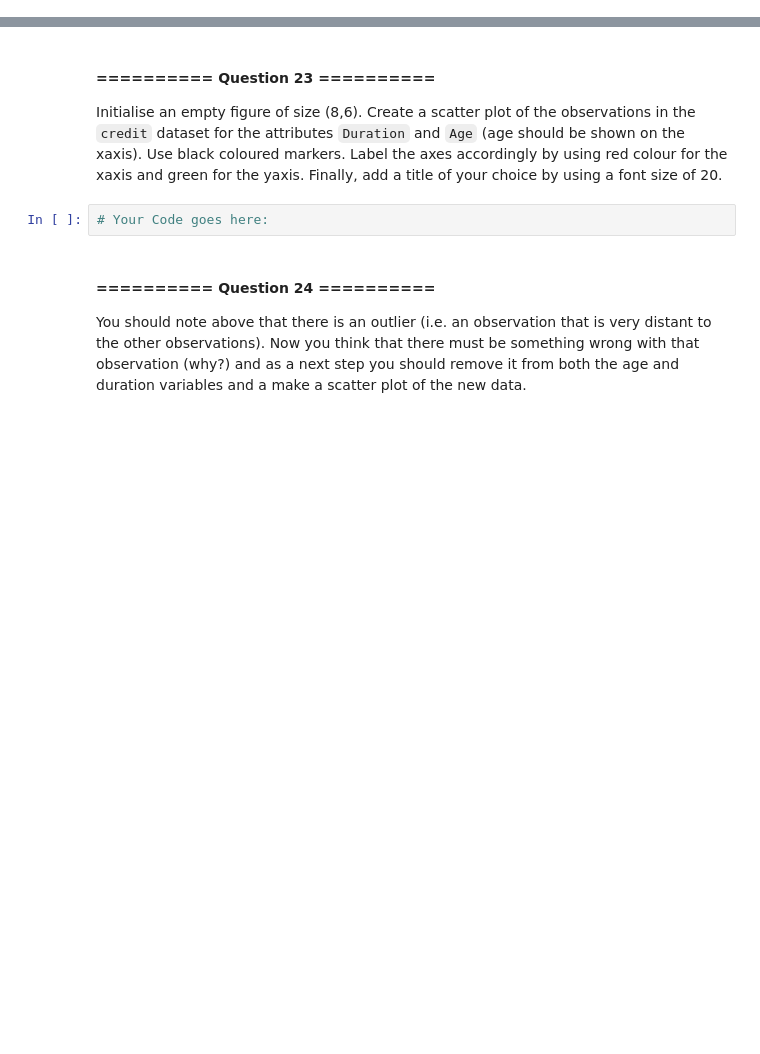
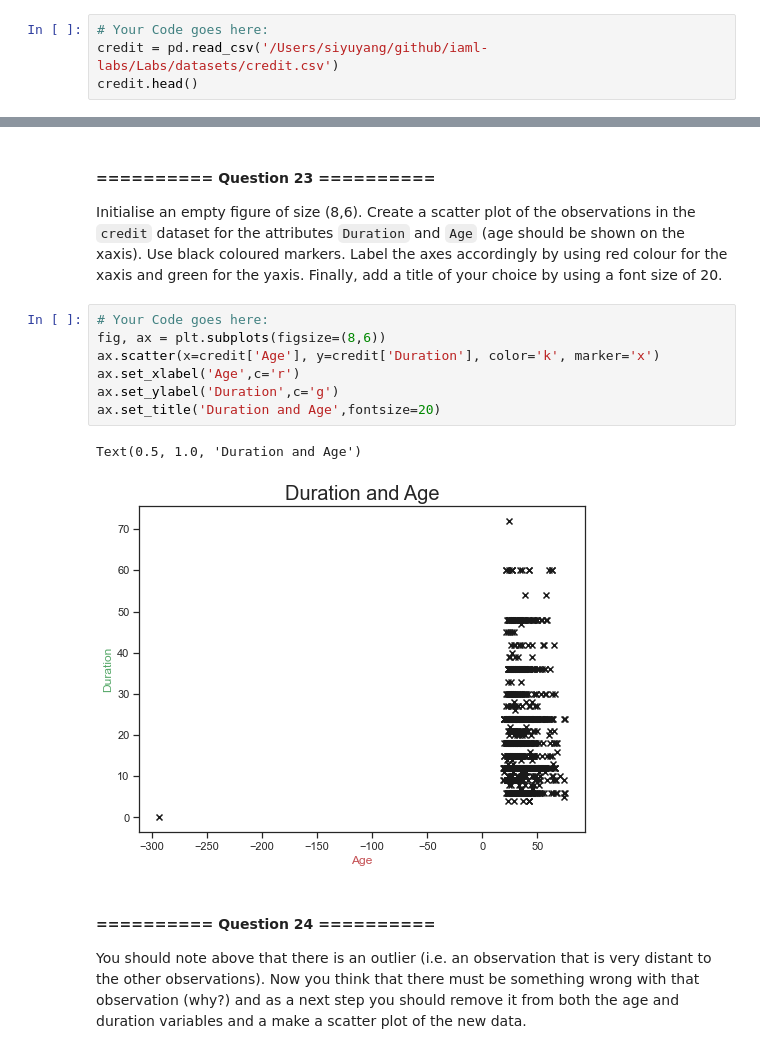
Before and after one commit to SiyuYang-s2040101/iaml-labs, a Jupyter notebook: Labs/00 - Introduction.ipynb, the cells around one changed output, grey strips where cells are left out. Drawn from its saved outputs; the diff is of its cells as text; blank space fills up the shorter version.

```diff
--- a/Labs/00 - Introduction.ipynb
+++ b/Labs/00 - Introduction.ipynb
@@ -1638,0 +1637,4 @@ Load the `credit` dataset and display the dataset basic information.
+# %%
+# Your Code goes here:
+credit = pd.read_csv('/Users/siyuyang/github/iaml-labs/Labs/datasets/credit.csv')
+credit.head()
@@ -1661,8 +1734,16 @@ Print the standard deviation of the attribute `CreditAmount` by using the numpy
 # %% [markdown]
 #### ========== Question 23 ==========
 Initialise an empty figure of size (8,6). Create a scatter plot of the observations in the `credit` dataset for the attributes `Duration` and `Age` (age should be shown on the xaxis). Use black coloured markers. Label the axes accordingly by using red colour for the xaxis and green for the yaxis. Finally, add a title of your choice by using a font size of 20.
-# %%
-# Your Code goes here:
+# %%
+# Your Code goes here:
+fig, ax = plt.subplots(figsize=(8,6))
+ax.scatter(x=credit['Age'], y=credit['Duration'], color='k', marker='x')
+ax.set_xlabel('Age',c='r')
+ax.set_ylabel('Duration',c='g')
+ax.set_title('Duration and Age',fontsize=20)
+# %% [output]
+Text(0.5, 1.0, 'Duration and Age')
+[figure, added]
 # %% [markdown]
 #### ========== Question 24 ==========
 You should note above that there is an outlier (i.e. an observation that is very distant to the other observations). Now you think that there must be something wrong with that observation (why?) and as a next step you should remove it from both the age and duration variables and a make a scatter plot of the new data.
```
Also changed, not shown: parts of 10 cells of this notebook.
